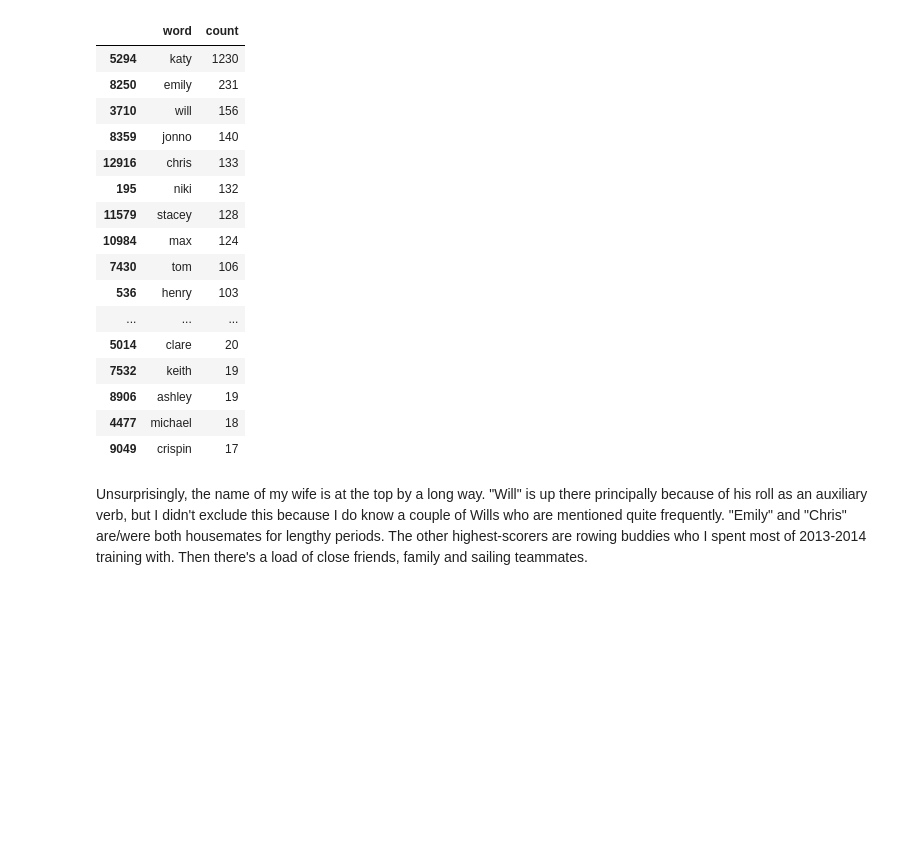
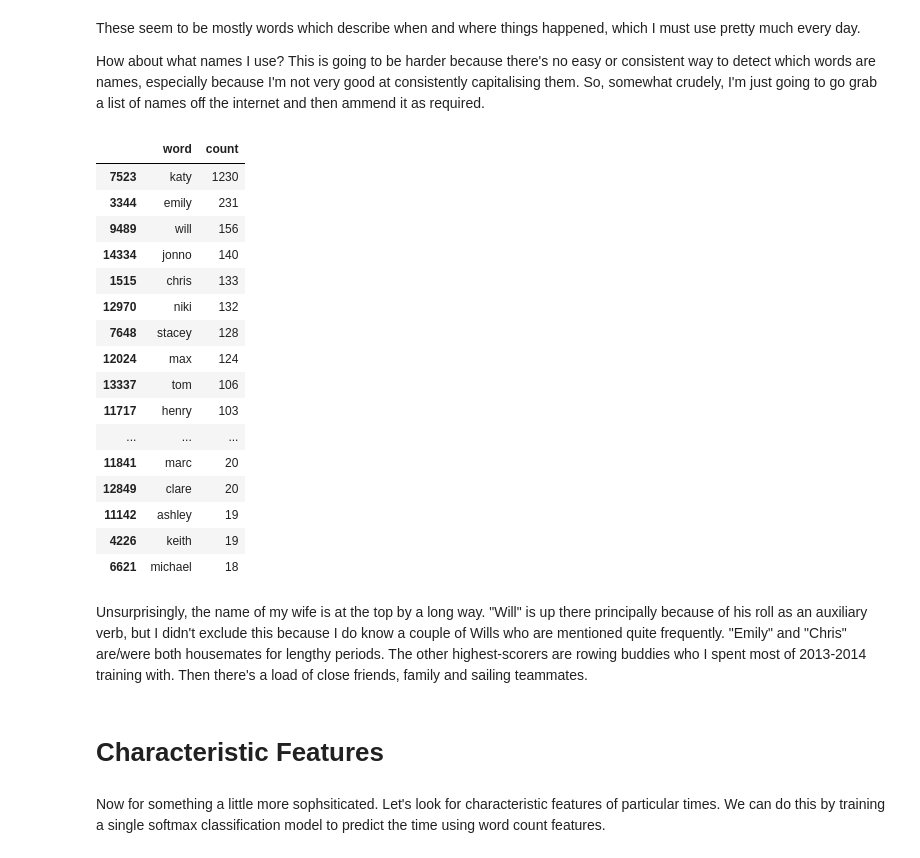
Before and after one commit to drpeteb/diary-digging, a Jupyter notebook: diary-digging.ipynb, the cells around one changed output. Cells and saved outputs as stored; diff of their text form; code cells hidden in the pictures; blank space fills up the shorter version.

```diff
--- a/diary-digging.ipynb
+++ b/diary-digging.ipynb
@@ -205,3 +252,7 @@ display(word_counts_without_stopwords.head(20))
+# %% [markdown]
+These seem to be mostly words which describe when and where things happened, which I must use pretty much every day.
+
+How about what names I use? This is going to be harder because there's no easy or consistent way to detect which words are names, especially because I'm not very good at consistently capitalising them. So, somewhat crudely, I'm just going to go grab a list of names off the internet and then ammend it as required.
 # %%
 # Load a list of names I pulled off the internet
 names = []
@@ -241,6 +292,7 @@ names.add("clare")
 names.add("nick")
 names.add("tim")
 names.add("jens")
+names.add("jc")
 
 # Remove some words that are more usually not names of people
 names.remove("river")
@@ -248,50 +300,54 @@ names.remove("sky")
 names.remove("miles")
 names.remove("london")
 names.remove("grey")
 names.remove("ridge")
 names.remove("francisco")
 names.remove("austin")
 names.remove("antonio")
 names.remove("crew")
 names.remove("case")
 names.remove("hope")
 names.remove("summer")
 names.remove("marina")
 names.remove("henley")
 names.remove("king")
 names.remove("major")
 names.remove("rose")
 names.remove("drew")
 names.remove("winter")
 names.remove("journey")
 names.remove("rocky")
 names.remove("chance")
 names.remove("jesus")
 names.remove("america")
 
 # That was a shitty list
 
-name_counts = word_counts[word_counts.apply(lambda row: row['word'] in names, axis=1)]
+name_counts = word_counts[word_counts['word'].isin(names)]
 
 display(name_counts.head(50))
 # %% [output]
 |  | word | count |
-| 5294 | katy | 1230 |
-| 8250 | emily | 231 |
-| 3710 | will | 156 |
-| 8359 | jonno | 140 |
-| 12916 | chris | 133 |
-| 195 | niki | 132 |
-| 11579 | stacey | 128 |
-| 10984 | max | 124 |
-| 7430 | tom | 106 |
-| 536 | henry | 103 |
+| 7523 | katy | 1230 |
+| 3344 | emily | 231 |
+| 9489 | will | 156 |
+| 14334 | jonno | 140 |
+| 1515 | chris | 133 |
+| 12970 | niki | 132 |
+| 7648 | stacey | 128 |
+| 12024 | max | 124 |
+| 13337 | tom | 106 |
+| 11717 | henry | 103 |
 | ... | ... | ... |
-| 5014 | clare | 20 |
-| 7532 | keith | 19 |
-| 8906 | ashley | 19 |
-| 4477 | michael | 18 |
-| 9049 | crispin | 17 |
+| 11841 | marc | 20 |
+| 12849 | clare | 20 |
+| 11142 | ashley | 19 |
+| 4226 | keith | 19 |
+| 6621 | michael | 18 |
 # %% [markdown]
 Unsurprisingly, the name of my wife is at the top by a long way. "Will" is up there principally because of his roll as an auxiliary verb, but I didn't exclude this because I do know a couple of Wills who are mentioned quite frequently. "Emily" and "Chris" are/were both housemates for lengthy periods. The other highest-scorers are rowing buddies who I spent most of 2013-2014 training with. Then there's a load of close friends, family and sailing teammates.
+# %% [markdown]
+# Characteristic Features
+# %% [markdown]
+Now for something a little more sophsiticated. Let's look for characteristic features of particular times. We can do this by training a single softmax classification model to predict the time using word count features.
 # %%
```
Also changed, not shown: parts of 33 cells of this notebook, 3 other files.
